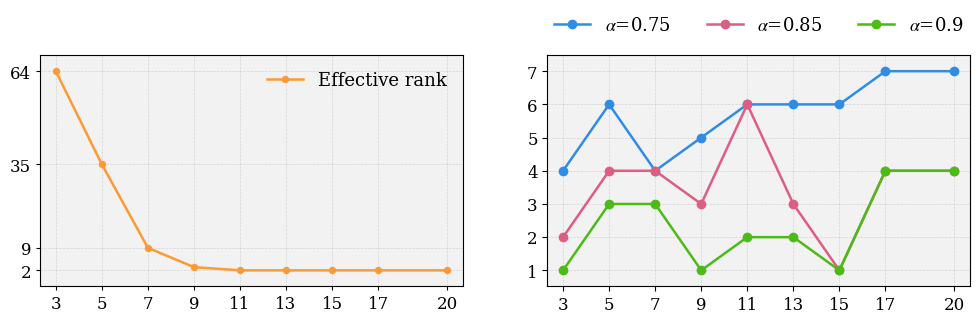
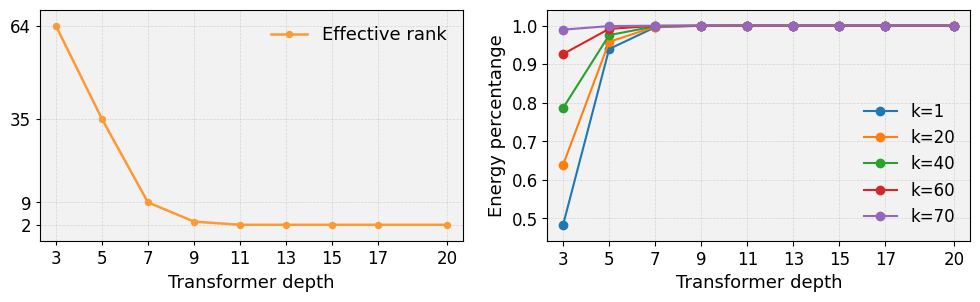
The change to this notebook cell's code, shown as a diff; its figure went from the first image to the second:
--- before
+++ after
@@ -1,3 +1,3 @@
-plt.rcParams["font.family"] = "serif"
+# plt.rcParams["font.family"] = "serif"
 alpha_color = ["#318CE7", "#DE5D83", "#4CBB17"]
 
@@ -5,5 +5,9 @@
     roll_rank_dict = pickle.load(f)
 
-ALPHAS = [0.75, 0.85, 0.9]
+with open("Results/effective_ranks/rollout_energy.pkl", "rb") as f:
+    roll_energy_dict = pickle.load(f)
+
+ENERGIES = [0, 19, 39, 59, 69]
+# ENERGIES = range(72)
  
 depths = [3, 5, 7, 9, 11, 13, 15, 17, 20]
@@ -18,23 +22,29 @@
 
 axes[0].set_yticks([ 2, 9, 35, 64])
+axes[0].set_xlabel("Transformer depth", fontsize=13)
 axes[0].tick_params(axis="both", direction="out", length=3, width=0.8)
 axes[0].legend(loc="upper right", frameon=False, fontsize=13)
 
-for i, alpha in enumerate(ALPHAS):
-    alpha_s = f"{alpha:.2f}".replace(".", "")
+for en in ENERGIES:
+      
+    # alpha_s = f"{alpha:.2f}".replace(".", "")
 
-    with open(f"Results/effective_ranks/rollout_counts{alpha_s}.pkl", "rb") as f:
-        roll_count_dict_alpha = pickle.load(f)
+    # with open(f"Results/effective_ranks/rollout_counts{alpha_s}.pkl", "rb") as f:
+    #     roll_count_dict_alpha = pickle.load(f)
 
-    ranks = [v['count'] for v in roll_count_dict_alpha.values()]
-    axes[1].plot(depths, ranks, marker="o", label=rf"$\alpha$={alpha}", 
-                 color=alpha_color[i])
+    energies = [v[en] for v in roll_energy_dict.values()]
+    # print(ENERGIES[i], energies)
+    axes[1].plot(depths, energies, marker="o", label=rf"k={en+1}", 
+                 # color=alpha_color[i]
+                )
 
-axes[1].legend(ncol=3, frameon=False, fontsize=13, 
-               loc="lower center", bbox_to_anchor=(0.5, 1.02))
+# axes[1].legend(ncol=3, frameon=False, fontsize=13, 
+#                loc="lower center", bbox_to_anchor=(0.5, 1.02))
 
-axes[1].set_yticks([1, 2, 3, 4, 5, 6, 7])
+axes[1].set_xlabel("Transformer depth", fontsize=13)
+axes[1].set_ylabel("Energy percentange", fontsize=13)
+# axes[1].set_yticks([1, 2, 3, 4, 5, 6, 7])
 
-# axes[1].legend(ncol=3, frameon=False, fontsize=12)
+axes[1].legend(ncol=1, frameon=False, fontsize=12)
 
 for ax in axes:
@@ -45,5 +55,5 @@
     ax.set_xticks(depths)
 
-plt.savefig("Results/attention_plots/eff_rank.pdf", bbox_inches="tight")
+# plt.savefig("Results/attention_plots/eff_rank.pdf", bbox_inches="tight")
 
 # fig.savefig(out_dir / "eff_rank.pdf", bbox_inches="tight")

Commit: new notebooks